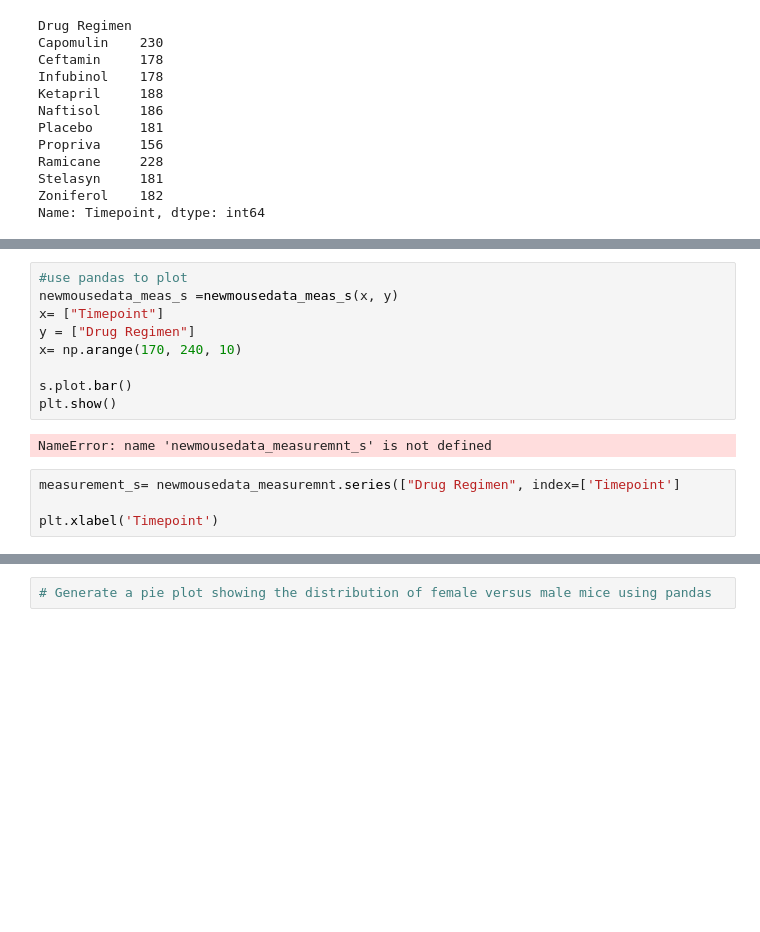
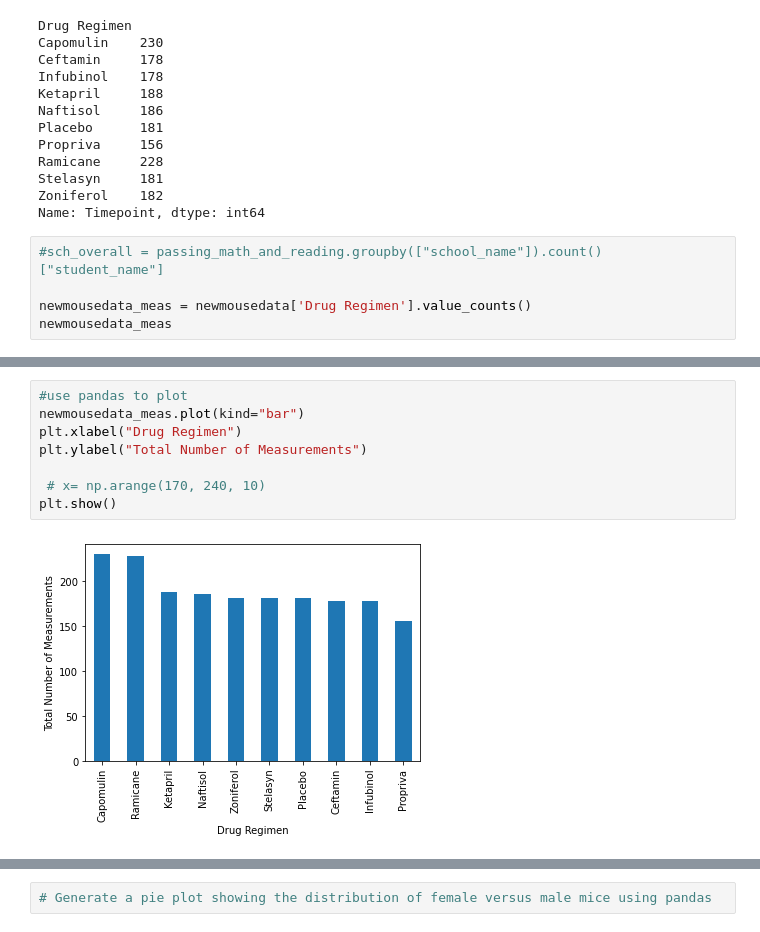
Before and after one commit to dorisakpovwa/Matplotlib_challenge, a Jupyter notebook: Pymaceuticals/pymaceuticals_starter.ipynb, the cells around one changed output, grey strips where cells are left out. Cells and saved outputs as stored; diff of their text form; blank space fills up the shorter version.

Commit message:
added bar chart

```diff
--- a/Pymaceuticals/pymaceuticals_starter.ipynb
+++ b/Pymaceuticals/pymaceuticals_starter.ipynb
@@ -178,3 +178,8 @@ Ramicane     228
 Stelasyn     181
 Zoniferol    182
 Name: Timepoint, dtype: int64
+# %%
+#sch_overall = passing_math_and_reading.groupby(["school_name"]).count()["student_name"]
+
+newmousedata_meas = newmousedata['Drug Regimen'].value_counts()
+newmousedata_meas
@@ -181,15 +198,10 @@ Name: Timepoint, dtype: int64
 # %%
 #use pandas to plot
-newmousedata_meas_s =newmousedata_meas_s(x, y)
-x= ["Timepoint"]
-y = ["Drug Regimen"]
-x= np.arange(170, 240, 10)
+newmousedata_meas.plot(kind="bar")
+plt.xlabel("Drug Regimen")
+plt.ylabel("Total Number of Measurements")
 
-s.plot.bar()
+ # x= np.arange(170, 240, 10)
 plt.show()
 # %% [output]
-NameError: name 'newmousedata_measuremnt_s' is not defined
+[figure, added]
-# %%
-measurement_s= newmousedata_measuremnt.series(["Drug Regimen", index=['Timepoint']
-
-plt.xlabel('Timepoint')
```
Also changed, not shown: parts of 3 cells of this notebook.
